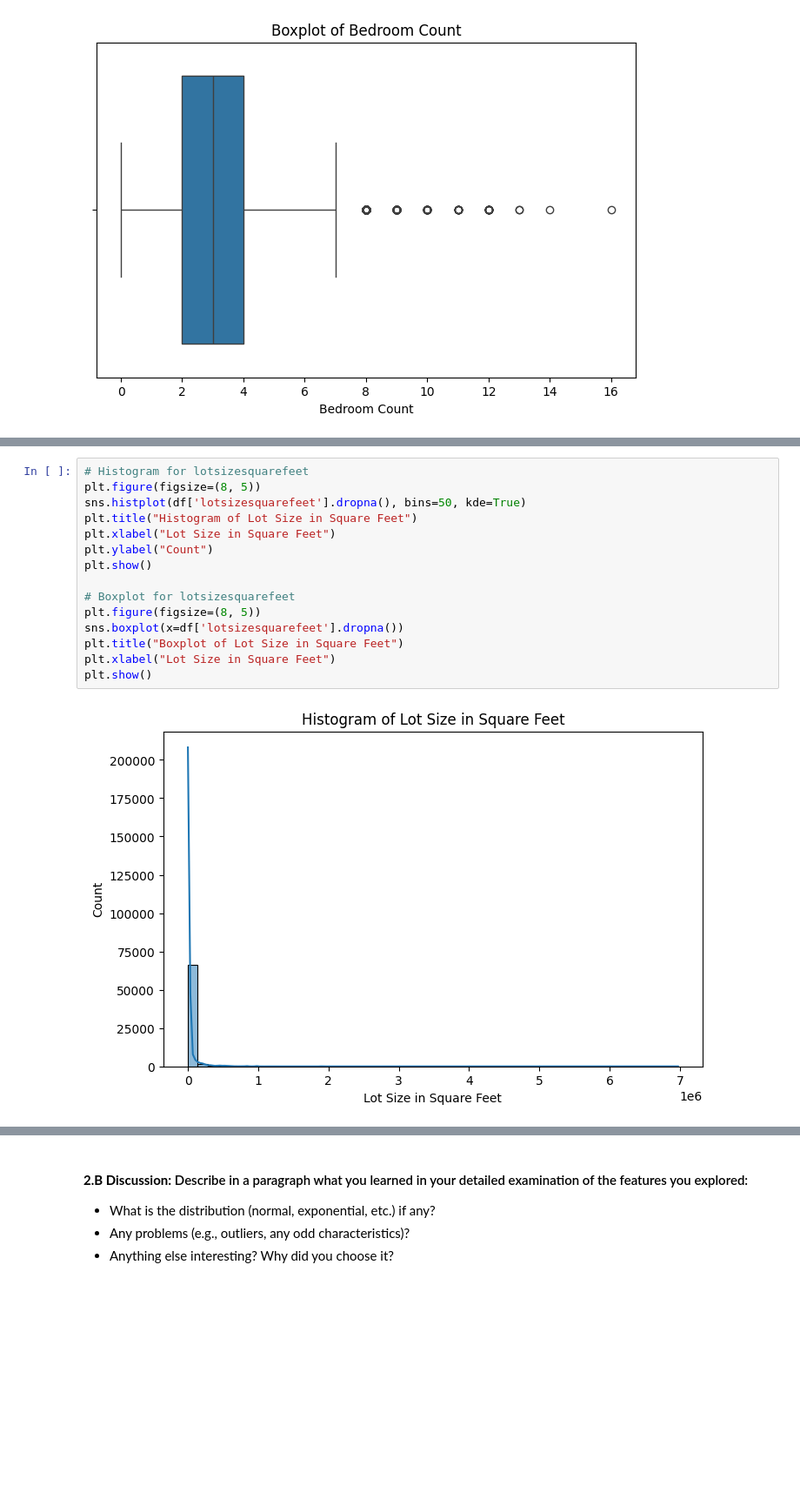
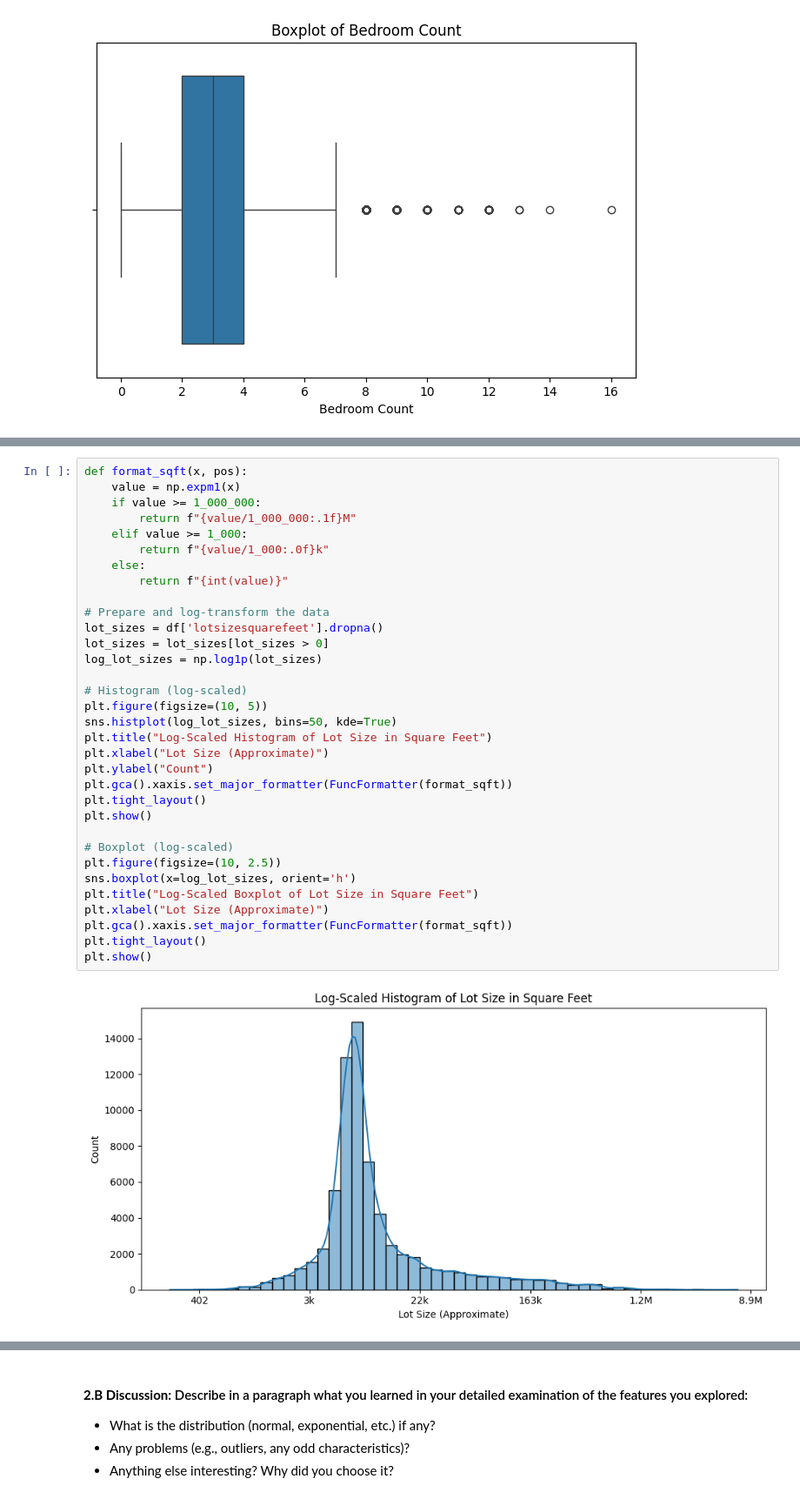
Before and after one commit to cwmckee91/dx603milestone1, a Jupyter notebook: dx603milestone1/Milestone_01.ipynb, the cells around one changed output, grey strips where cells are left out. Shown at 87% size. Saved outputs shown, nothing was run; the diff lists cells and outputs as text; blank space fills up the shorter version.

```diff
--- a/dx603milestone1/Milestone_01.ipynb
+++ b/dx603milestone1/Milestone_01.ipynb
@@ -532,17 +536,35 @@ plt.show()
 # %%
-# Histogram for lotsizesquarefeet
-plt.figure(figsize=(8, 5))
-sns.histplot(df['lotsizesquarefeet'].dropna(), bins=50, kde=True)
-plt.title("Histogram of Lot Size in Square Feet")
-plt.xlabel("Lot Size in Square Feet")
+def format_sqft(x, pos):
+    value = np.expm1(x)
+    if value >= 1_000_000:
+        return f"{value/1_000_000:.1f}M"
+    elif value >= 1_000:
+        return f"{value/1_000:.0f}k"
+    else:
+        return f"{int(value)}"
+
+# Prepare and log-transform the data
+lot_sizes = df['lotsizesquarefeet'].dropna()
+lot_sizes = lot_sizes[lot_sizes > 0]
+log_lot_sizes = np.log1p(lot_sizes)
+
+# Histogram (log-scaled)
+plt.figure(figsize=(10, 5))
+sns.histplot(log_lot_sizes, bins=50, kde=True)
+plt.title("Log-Scaled Histogram of Lot Size in Square Feet")
+plt.xlabel("Lot Size (Approximate)")
 plt.ylabel("Count")
+plt.gca().xaxis.set_major_formatter(FuncFormatter(format_sqft))
+plt.tight_layout()
 plt.show()
 
-# Boxplot for lotsizesquarefeet
-plt.figure(figsize=(8, 5))
-sns.boxplot(x=df['lotsizesquarefeet'].dropna())
-plt.title("Boxplot of Lot Size in Square Feet")
-plt.xlabel("Lot Size in Square Feet")
+# Boxplot (log-scaled)
+plt.figure(figsize=(10, 2.5))
+sns.boxplot(x=log_lot_sizes, orient='h')
+plt.title("Log-Scaled Boxplot of Lot Size in Square Feet")
+plt.xlabel("Lot Size (Approximate)")
+plt.gca().xaxis.set_major_formatter(FuncFormatter(format_sqft))
+plt.tight_layout()
 plt.show()
 # %% [output]
-[figure, old version]
+[figure, new version]
```
Also changed, not shown: parts of 31 cells of this notebook.
